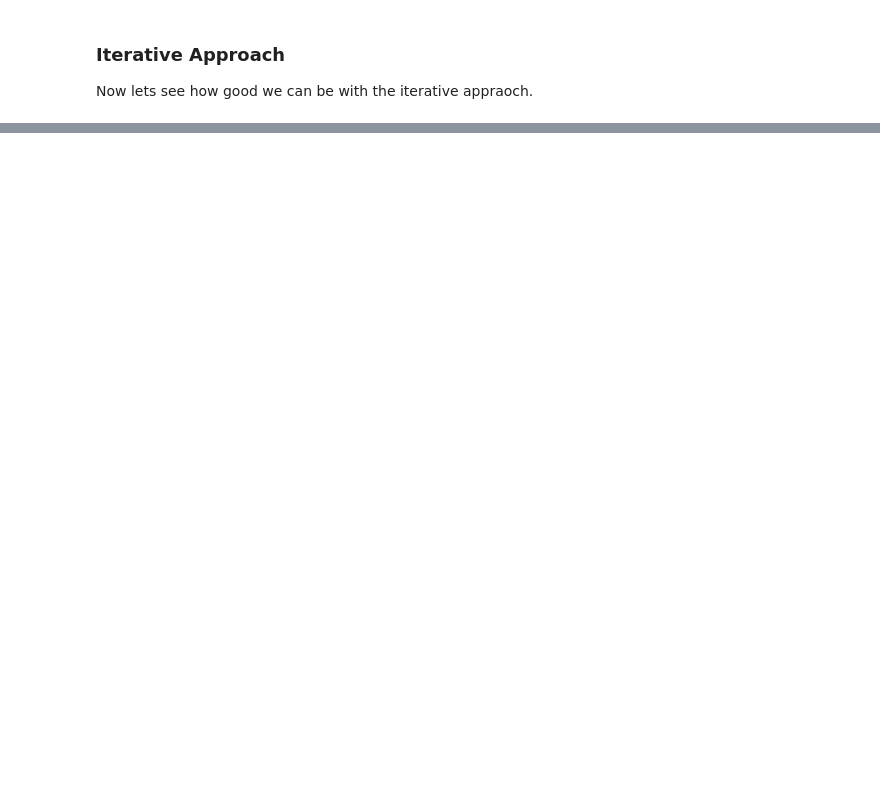
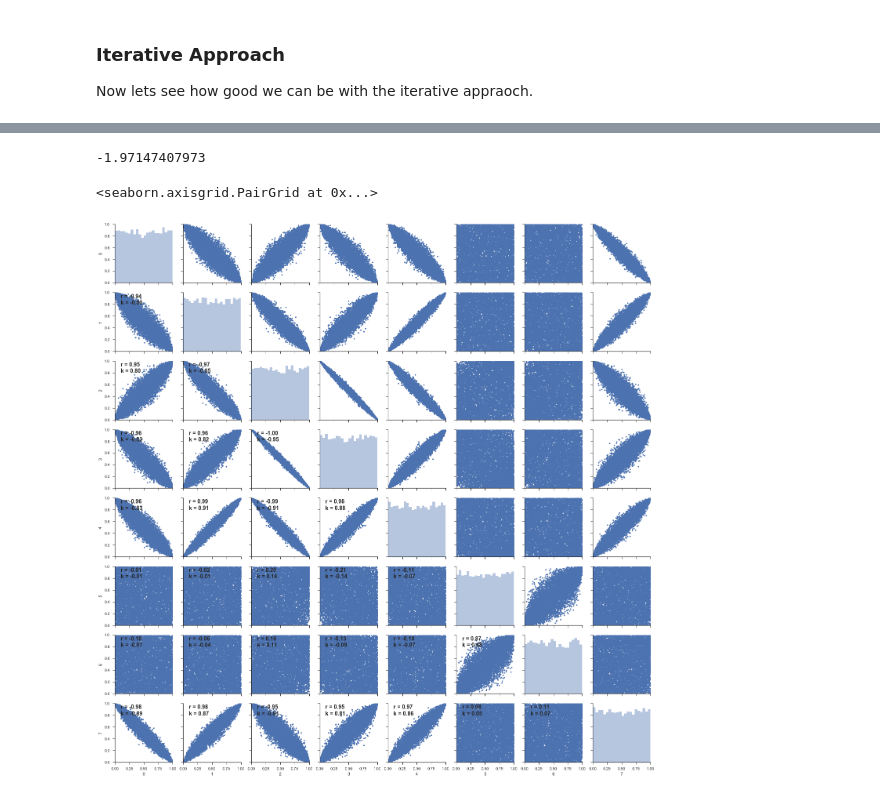
Before and after one commit to NazBen/dep-impact, a Jupyter notebook: examples/iterative-vine-construction.ipynb, the cells around one changed output, grey strips where cells are left out. Saved outputs shown, nothing was run; the diff lists cells and outputs as text; code cells hidden in the pictures; blank space fills up the shorter version.

```diff
--- a/examples/iterative-vine-construction.ipynb
+++ b/examples/iterative-vine-construction.ipynb
@@ -90,12 +92,12 @@ from dependence import iterative_vine_minimize
 algorithm_parameters = {
     "n_input_sample": 10000,
     "n_dep_param_init": None,
-    "max_n_pairs": 3,
+    "max_n_pairs": 4,
     "grid_type": 'vertices',
     "q_func": q_func,
-    "n_add_pairs": 1,
-    "n_remove_pairs": 0,
-    "adapt_vine_structure": False,
+    "n_add_pairs": 2,
+    "n_remove_pairs": 5,
+    "adapt_vine_structure": True,
     "with_bootstrap": False,
     "verbose": True,
     "iterative_save": False,
@@ -115,9 +138,17 @@ plot_iterative_results(iterative_results, indep_result=indep_result, q_func=q_fu
 # %%
 n = algorithm_parameters['n_input_sample']
-K = 500
-grid_results = quant_estimate.gridsearch_minimize(n_dep_param=K, n_input_sample=n, q_func=q_func)
+K = 200
+grid_results = quant_estimate.gridsearch(n_dep_param=K, n_input_sample=n, q_func=q_func)
 # %%
 min_result = grid_results.min_result
+print(min_result.quantity)
+# %% [output]
+-1.97147407973
+# %%
+matrix_plot_input(min_result, margins=margins)
+# %% [output]
+<seaborn.axisgrid.PairGrid at 0x...>
+[figure, added]
 # %%
 min_result.compute_quantity_asymptotic_ci('quantile', alpha)
 # %%
```
Also changed, not shown: parts of 4 cells of this notebook, 1 other file.
